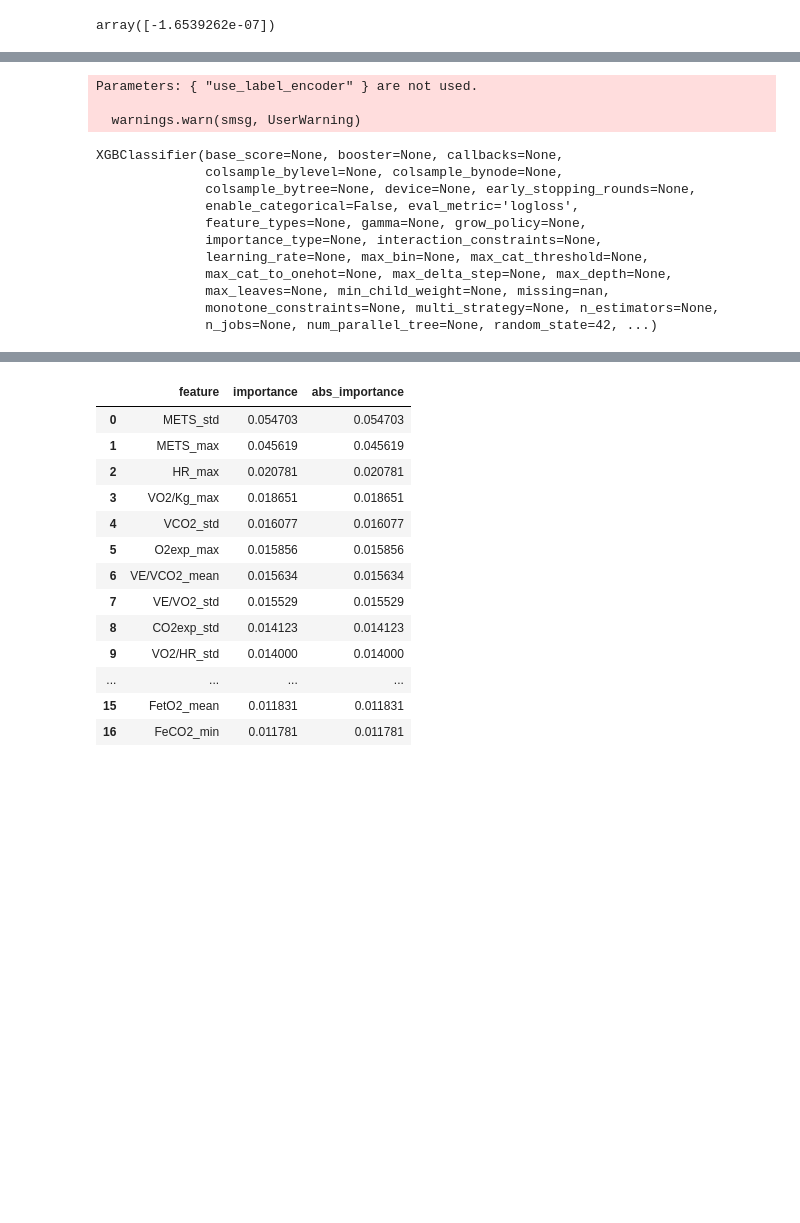
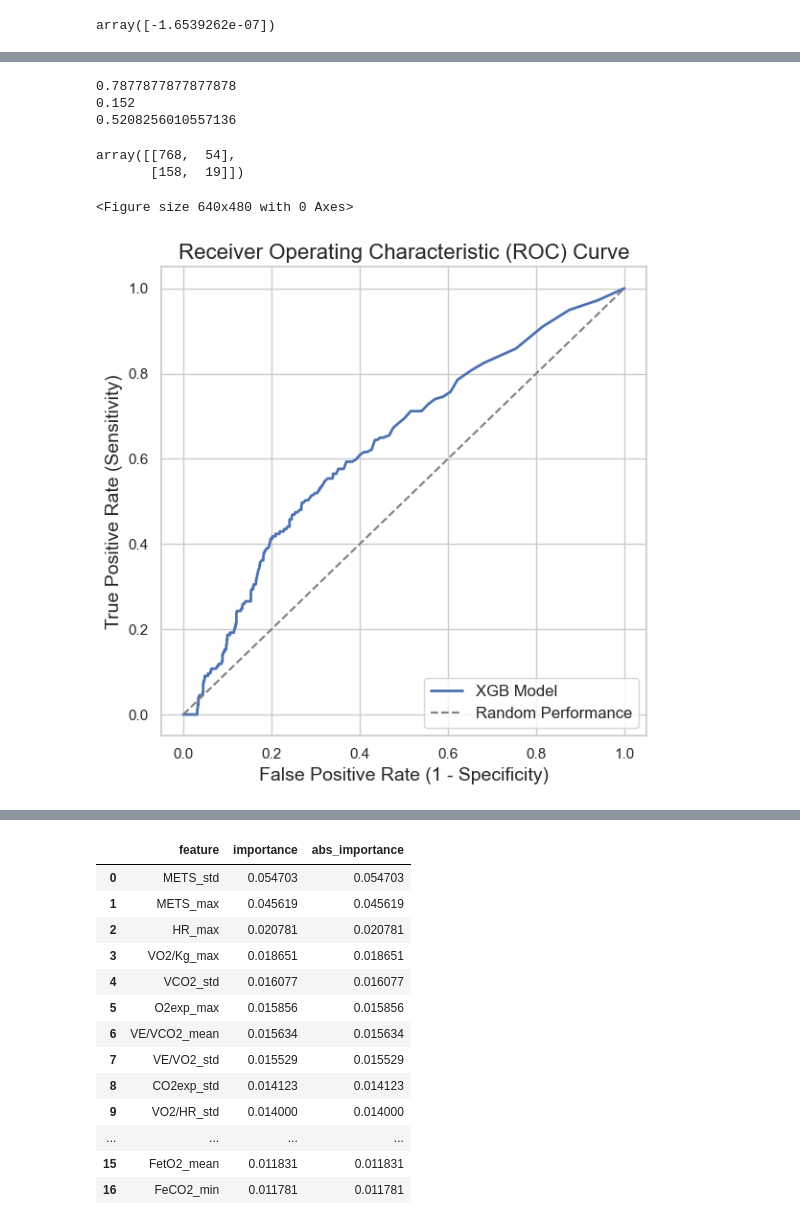
Before and after one commit to Nevineleven/CPET-AI, a Jupyter notebook: parsing.ipynb, the cells around one changed output, grey strips where cells are left out. Drawn from its saved outputs; the diff is of its cells as text; code cells hidden in the pictures; blank space fills up the shorter version.

Commit message:
Hyperparameter Tuning and Sensitivity

```diff
--- a/parsing.ipynb
+++ b/parsing.ipynb
@@ -159,7 +195,7 @@ list(filter(None, np.array(data_and_outcomes['P_Diast'][0])))
 # %% [output]
 []
 # %%
-features = data_and_outcomes.iloc[:,19:-6]
+features = data_and_outcomes.iloc[:,19:-4]
 time = data_and_outcomes['Time']
 #spline to normalize
 # %%
@@ -428,18 +468,38 @@ from xgboost import XGBClassifier
+# %%
+def display_roc_curve(
+    fpr_tpr_list: list[tuple[np.ndarray, np.ndarray]],
+    model_name_list: list[str],
+    filename: Union[str, None] = None,
+):
+    # Plot the ROC curve using seaborn
+    sns.set()
+    plt.figure()
+
+    sns.set(style="whitegrid")
+    plt.figure(figsize=(6, 6))
+
+    # Plot each ROC curve
+    for (fpr, tpr), model_name in zip(fpr_tpr_list, model_name_list):
+        plt.plot(fpr, tpr, label=model_name, linewidth=2)
+
+    # Add the diagonal line for random performance
+    plt.plot([0, 1], [0, 1], linestyle='--', color='grey', label='Random Performance')
+
+    # Set axis labels and title
+    plt.xlabel('False Positive Rate (1 - Specificity)', fontsize=14)
+    plt.ylabel('True Positive Rate (Sensitivity)', fontsize=14)
+    plt.title('Receiver Operating Characteristic (ROC) Curve', fontsize=16)
+
+    # Add legend
+    plt.legend(fontsize=12, loc='lower right')
+
+    # Adjust layout and save the plot if a filename is provided
+    plt.tight_layout()
+    if filename:
+        plt.savefig(filename, format='png')
+
+    # Show the plot
+    plt.show()
 # %%
-model = XGBClassifier(use_label_encoder=False, eval_metric='logloss', random_state=42)
-model.fit(X_train, y_train)
+#model = XGBClassifier(use_label_encoder=False, eval_metric='logloss', random_state=42, booster='gbtree')
+model = XGBClassifier()
-# %% [output]
-Parameters: { "use_label_encoder" } are not used.
-
-  warnings.warn(smsg, UserWarning)
-XGBClassifier(base_score=None, booster=None, callbacks=None,
-              colsample_bylevel=None, colsample_bynode=None,
-              colsample_bytree=None, device=None, early_stopping_rounds=None,
-              enable_categorical=False, eval_metric='logloss',
-              feature_types=None, gamma=None, grow_policy=None,
-              importance_type=None, interaction_constraints=None,
-              learning_rate=None, max_bin=None, max_cat_threshold=None,
-              max_cat_to_onehot=None, max_delta_step=None, max_depth=None,
-              max_leaves=None, min_child_weight=None, missing=nan,
-              monotone_constraints=None, multi_strategy=None, n_estimators=None,
-              n_jobs=None, num_parallel_tree=None, random_state=42, ...)
@@ -447,0 +506,20 @@ y_pred = model.predict(X_test)
+# %%
+model.fit(X_train, y_train)
+y_pred = model.predict(X_test)
+print(accuracy_score(y_test, y_pred))
+print(f1_score(y_test, y_pred))
+print(roc_auc_score(y_test, y_pred))
+confusion_matrix(y_test, y_pred)
+# %% [output]
+0.7877877877877878
+0.152
+0.5208256010557136
+array([[768,  54],
+       [158,  19]])
+# %%
+y_prob = model.predict_proba(X_test)[:,1]
+fprs, tprs = calc_roc_curve(y_test, y_prob)
+display_roc_curve([(fprs, tprs)],["XGB Model"])
+# %% [output]
+<Figure size 640x480 with 0 Axes>
+[figure, added]
```
Also changed, not shown: parts of 41 cells of this notebook.
